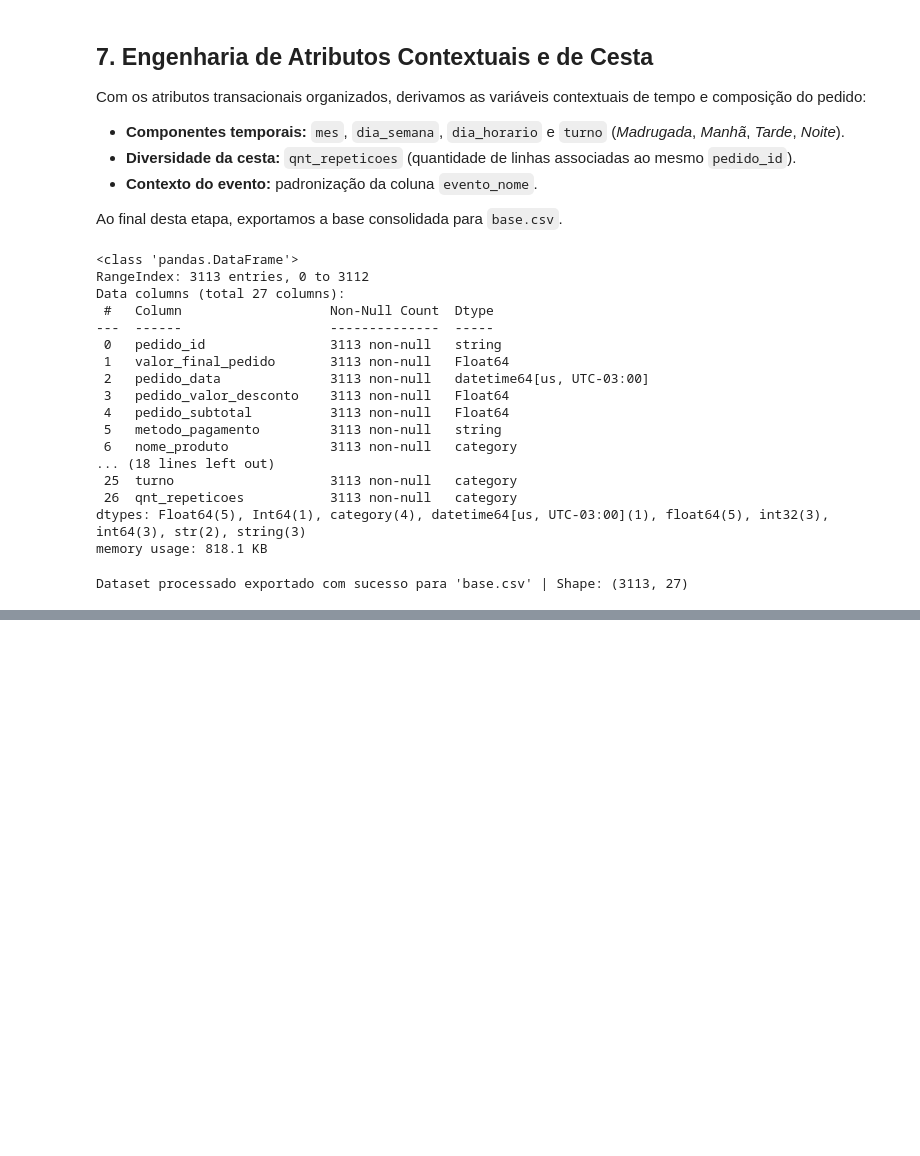
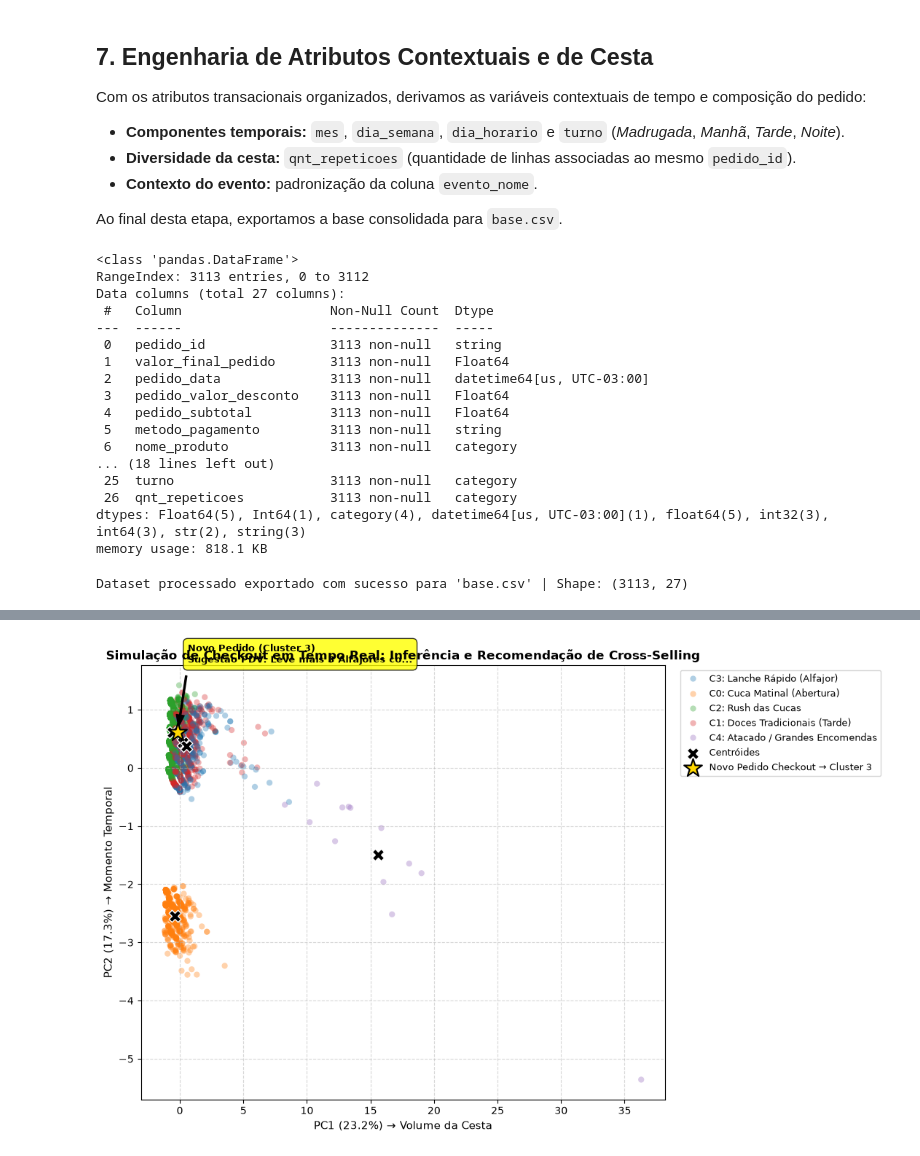
Before and after one commit to SIS-AMF/2026-2_trablho-g1-cd-ai2, a Jupyter notebook: eda_v2.ipynb, the cells around one changed output, grey strips where cells are left out. Drawn from its saved outputs; the diff is of its cells as text; code cells hidden in the pictures; blank space fills up the shorter version.

```diff
--- a/eda_v2.ipynb
+++ b/eda_v2.ipynb
@@ -809,0 +1258,81 @@ plt.show()
+# %%
+# 8.6 Simulação de Inferência em Tempo Real no Checkout
+novo_pedido = pd.DataFrame([{
+    'dia_horario': 16,
+    'prod_code': le_prod.transform(['ALFAJOR'])[0],
+    'metodo_code': le_metodo.transform(['Dinheiro'])[0],
+    'turno_code': le_turno.transform(['Tarde'])[0],
+    'preco_unitario_final': 6.0,
+    'quantidade_final': 1.0,
+    'valor_final_pedido': 6.0,
+    'qnt_repeticoes_num': 1.0
+}])
+
+# Inferência determinística no modelo
+novo_scaled = scaler.transform(novo_pedido[features_cluster])
+pred_cluster = kmeans.predict(novo_scaled)[0]
+novo_pca = pca_2d.transform(novo_scaled)
+
+regras_recomendacao = {
+    0: 'Sugestao PDV: Adicione Cuca Alema Quentinha ou Biscoito Colonial ao Cafe da Manha!',
+    1: 'Sugestao PDV: Leve o Combo Promocional de Rapadura de Melado (Pacote x3)!',
+    2: 'Sugestao PDV: Experimente a Cuca Alema Recheada e Alfajor Gourmet para viagem!',
+    3: 'Sugestao PDV: Leve mais 3 Alfajores com desconto progressivo no pacote x4!',
+    4: 'Sugestao PDV: Atendimento Atacado / Emissao de NF com Bonificacao de Fardo!'
+}
+
+print(f"=== EVENTO DE CHECKOUT NO PDV ===")
+print(f"Item no Carrinho: Alfajor Preto (R$ 6,00) | Horario: 16:00 (Tarde)")
+print(f"Cluster Identificado: {cluster_labels[pred_cluster]}")
+print(f"Acao Recomendada no Caixa: {regras_recomendacao[pred_cluster]}")
+
+# Visualização da inferência no espaço PCA
+plt.figure(figsize=(11, 7))
+sns.scatterplot(
+    data=df_cluster,
+    x='pca1',
+    y='pca2',
+    hue='cluster_nome',
+    palette=palette,
+    alpha=0.35,
+    s=35,
+    edgecolor='none'
+)
+plt.scatter(
+    centroids_2d[:, 0],
+    centroids_2d[:, 1],
+    c='black',
+    s=140,
+    marker='X',
+    edgecolors='white',
+    label='Centróides'
+)
+plt.scatter(
+    novo_pca[0, 0],
+    novo_pca[0, 1],
+    c='gold',
+    marker='*',
+    s=350,
+    edgecolors='black',
+    linewidth=1.5,
+    label=f'Novo Pedido Checkout → Cluster {pred_cluster}',
+    zorder=10
+)
+plt.annotate(
+    f'Novo Pedido (Cluster {pred_cluster})\n{regras_recomendacao[pred_cluster][:38]}...',
+    xy=(novo_pca[0, 0], novo_pca[0, 1]),
+    xytext=(novo_pca[0, 0] + 0.8, novo_pca[0, 1] + 1.2),
+    arrowprops=dict(facecolor='black', shrink=0.08, width=1.5, headwidth=8),
+    fontsize=9,
+    fontweight='bold',
+    bbox=dict(boxstyle='round,pad=0.5', facecolor='yellow', alpha=0.8)
+)
+plt.title('Simulação de Checkout em Tempo Real: Inferência e Recomendação de Cross-Selling', fontsize=12, fontweight='bold')
+plt.xlabel(f'PC1 ({var1:.1f}%) → Volume da Cesta', fontsize=11)
+plt.ylabel(f'PC2 ({var2:.1f}%) → Momento Temporal', fontsize=11)
+plt.grid(True, linestyle='--', alpha=0.5)
+plt.legend(bbox_to_anchor=(1.02, 1), loc='upper left', fontsize=9)
+plt.tight_layout()
+plt.savefig(f'{FIG_DIR}/05_simulacao_checkout_recomendacao.png', dpi=300)
+plt.show()
+# %% [output]
@@ -809,0 +1343 @@ plt.show()
+[figure, added]
```
Also changed, not shown: parts of 17 cells of this notebook, 7 other files.
